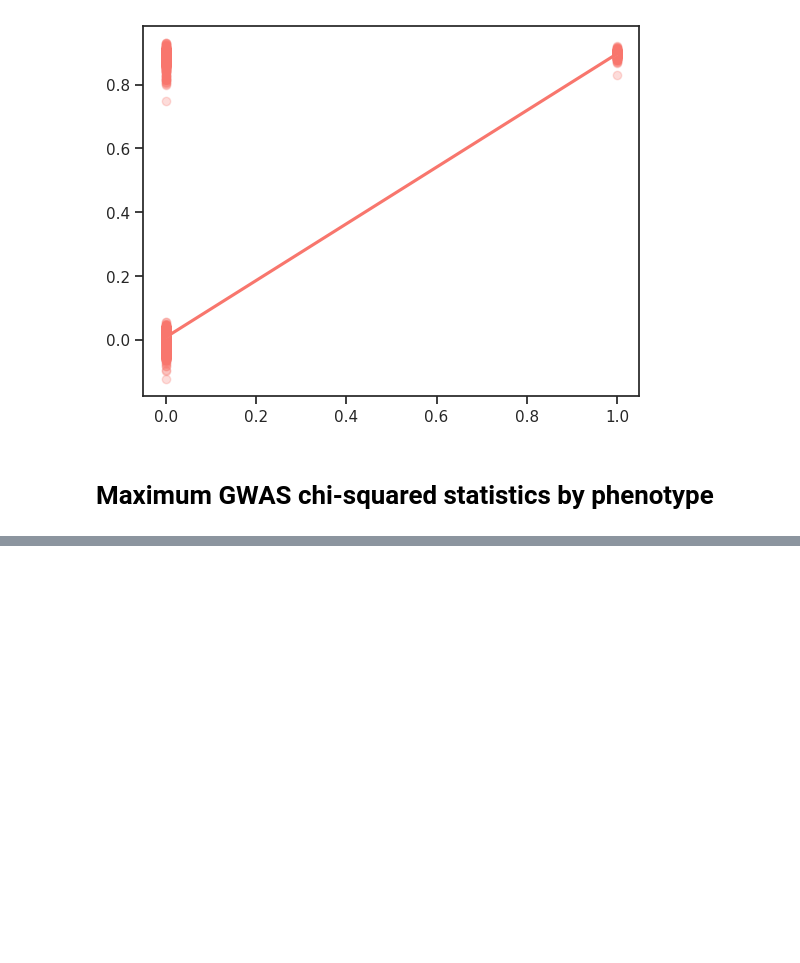
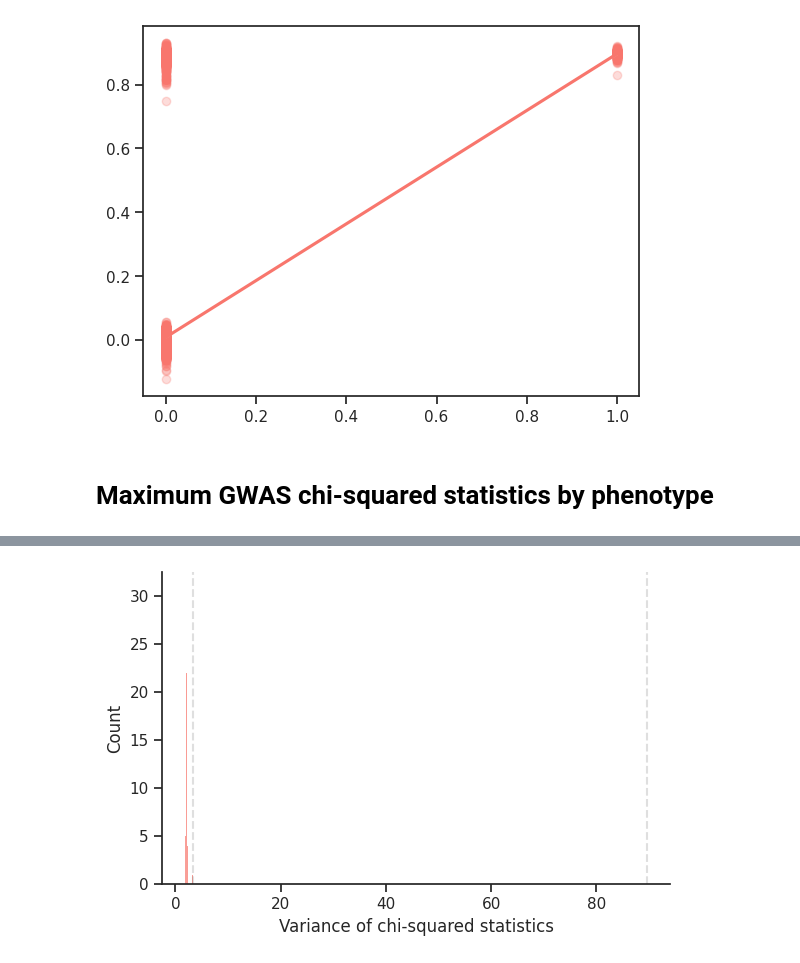
Before and after one commit to zietzm/webgwas-analysis, a Jupyter notebook: analyses/2.fit-quality/6-inspect-outliers.ipynb, the cells around one changed output, grey strips where cells are left out. Cells and saved outputs as stored; diff of their text form; code cells hidden in the pictures; blank space fills up the shorter version.

```diff
--- a/analyses/2.fit-quality/6-inspect-outliers.ipynb
+++ b/analyses/2.fit-quality/6-inspect-outliers.ipynb
@@ -288 +289,12 @@ for row in max_df.filter(pl.col("phenotype").is_in(phecodes)).to_dicts():
+# %%
+g = (
+    max_df
+    .pipe(sns.displot, x="var", height=4, aspect=1.5)
+    .set_axis_labels("Variance of chi-squared statistics")
+)
+
+for row in max_df.filter(pl.col("phenotype").is_in(phecodes)).to_dicts():
+    g.refline(x=row["var"], color="gray", linestyle="dashed", alpha=0.25)
+# %% [output]
+[figure, added]
 # %%
```
Also changed, not shown: parts of 5 cells of this notebook, 1 other file.
